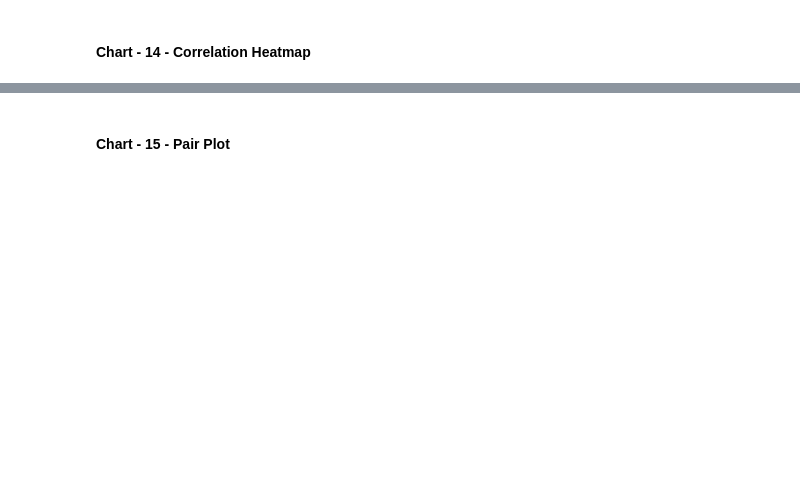
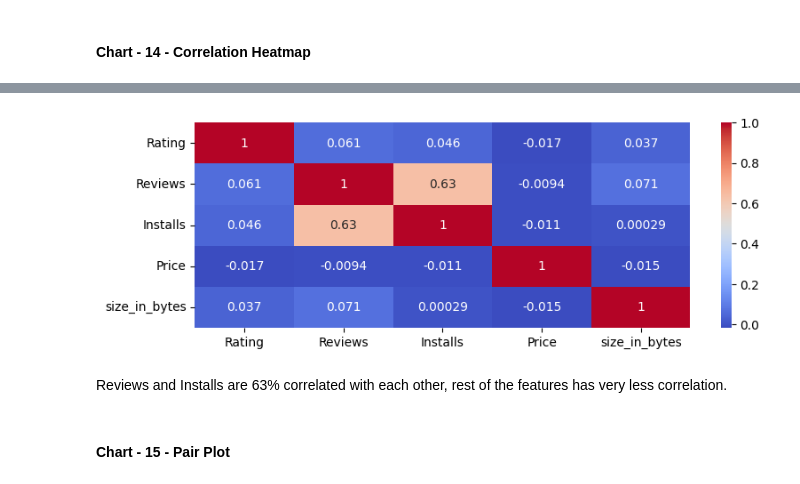
Before and after one commit to mdismailquraishicse/PlayStoreAppReviewAnalysis, a Jupyter notebook: PlayStoreAppReviewAnalysis.ipynb, the cells around one changed output, grey strips where cells are left out. Cells and saved outputs as stored; diff of their text form; code cells hidden in the pictures; blank space fills up the shorter version.

```diff
--- a/PlayStoreAppReviewAnalysis.ipynb
+++ b/PlayStoreAppReviewAnalysis.ipynb
@@ -638,3 +491,14 @@ Answer Here
+# %%
+# Correlation Heatmap visualization code
+dataWrangling.df.describe()
+corr_cols= ['Rating', 'Reviews', 'Installs', 'Price', 'size_in_bytes']
+cor= dataWrangling.df[corr_cols].corr()
+sns.heatmap(data=cor, annot=True, cmap='coolwarm')
+plt.show()
+# %% [output]
+[figure, added]
+# %% [markdown]
+Reviews and Installs are 63% correlated with each other, rest of the features has very less correlation.
 # %% [markdown]
 #### Chart - 15 - Pair Plot
 # %%
```
Also changed, not shown: parts of 106 cells of this notebook.
